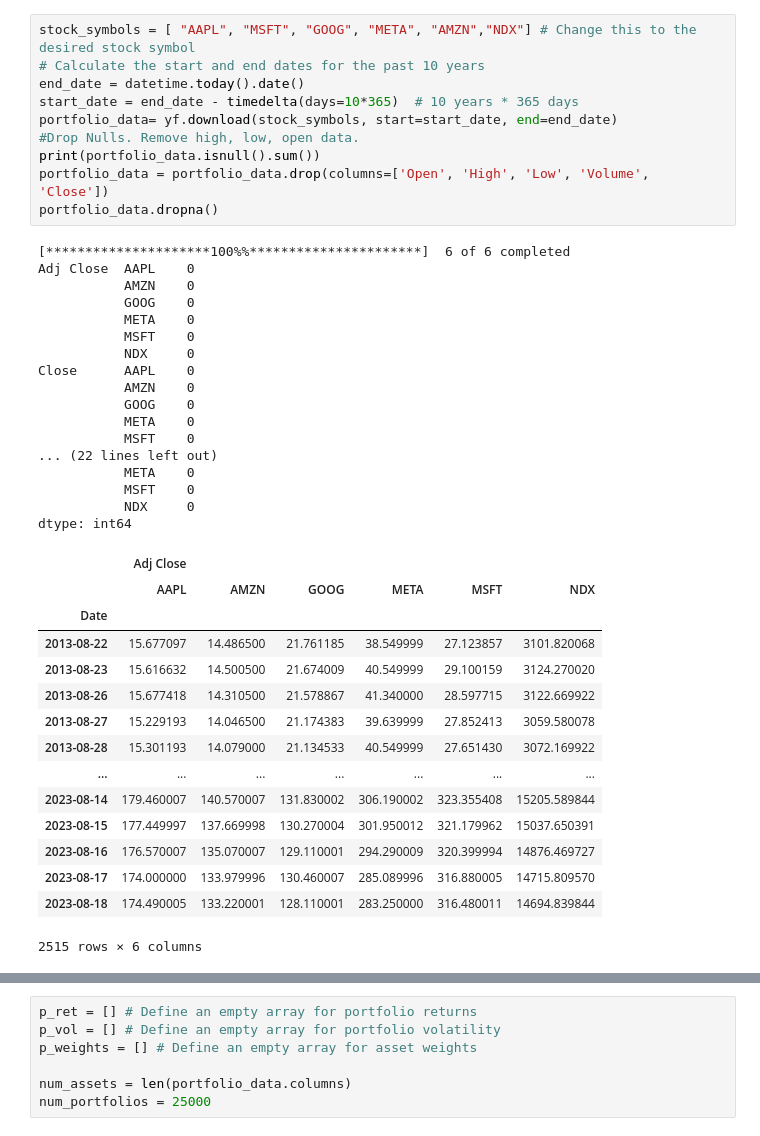
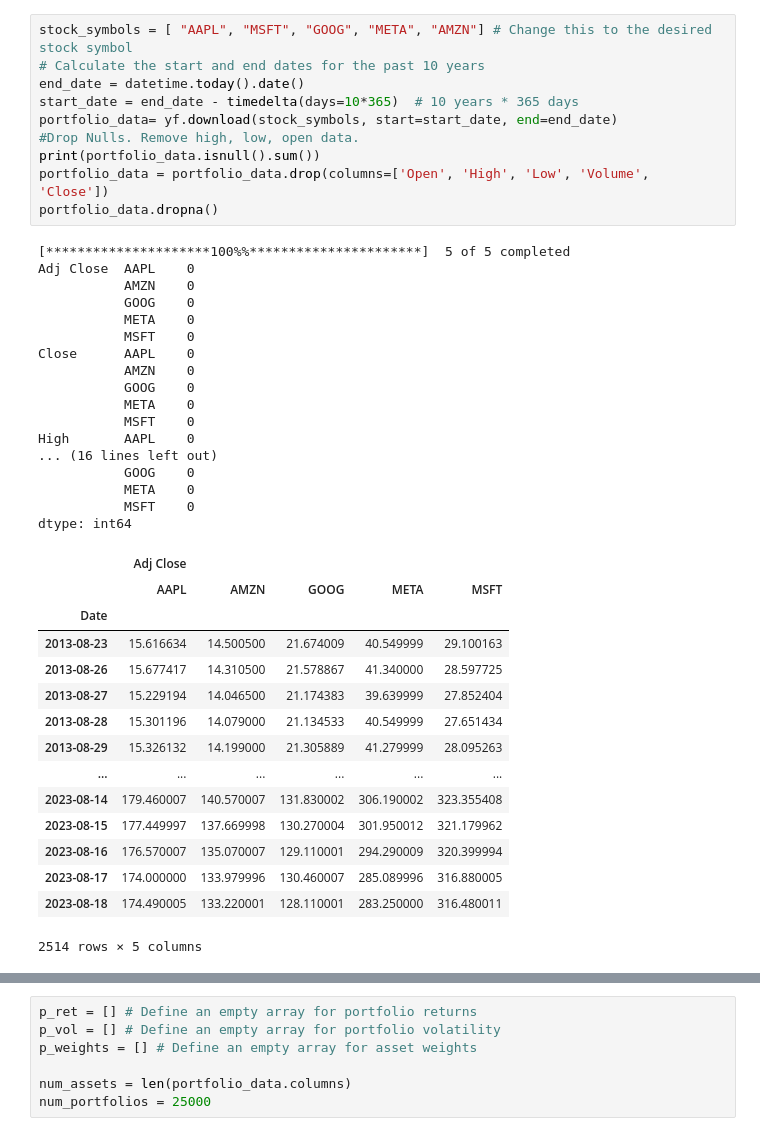
Before and after one commit to siddheshtungare/Portfolio-analysis-streamlit, a Jupyter notebook: Project-1_Palmy_updated.ipynb, the cells around one changed output, grey strips where cells are left out. Cells and saved outputs as stored; diff of their text form.

```diff
--- a/Project-1_Palmy_updated.ipynb
+++ b/Project-1_Palmy_updated.ipynb
@@ -31,45 +31,45 @@ ImportError("dlopen(/Users/bpalmy/anaconda3/envs/dev/lib/python3.10/site-package
 ImportError("dlopen(/Users/bpalmy/anaconda3/envs/dev/lib/python3.10/site-packages/_scs_direct.cpython-310-darwin.so, 0x0002): Library not loaded: @rpath/liblapack.3.dylib\n  Referenced from: <EA245032 ...
 # %%
-stock_symbols = [ "AAPL", "MSFT", "GOOG", "META", "AMZN","NDX"] # Change this to the desired stock symbol
+stock_symbols = [ "AAPL", "MSFT", "GOOG", "META", "AMZN"] # Change this to the desired stock symbol
 # Calculate the start and end dates for the past 10 years
 end_date = datetime.today().date()
 start_date = end_date - timedelta(days=10*365)  # 10 years * 365 days
 portfolio_data= yf.download(stock_symbols, start=start_date, end=end_date)
 #Drop Nulls. Remove high, low, open data.
 print(portfolio_data.isnull().sum())
 portfolio_data = portfolio_data.drop(columns=['Open', 'High', 'Low', 'Volume', 'Close'])
 portfolio_data.dropna()
 # %% [output]
-[*********************100%%**********************]  6 of 6 completed
+[*********************100%%**********************]  5 of 5 completed
 Adj Close  AAPL    0
            AMZN    0
            GOOG    0
            META    0
            MSFT    0
-           NDX     0
 Close      AAPL    0
            AMZN    0
            GOOG    0
            META    0
            MSFT    0
-... (22 lines left out)
+High       AAPL    0
+... (16 lines left out)
+           GOOG    0
            META    0
            MSFT    0
-           NDX     0
 dtype: int64
-|  | Adj Close |  |  |  |  |  |
-|  | AAPL | AMZN | GOOG | META | MSFT | NDX |
-| Date |  |  |  |  |  |  |
-| 2013-08-22 | 15.677097 | 14.486500 | 21.761185 | 38.549999 | 27.123857 | 3101.820068 |
-| 2013-08-23 | 15.616632 | 14.500500 | 21.674009 | 40.549999 | 29.100159 | 3124.270020 |
-| 2013-08-26 | 15.677418 | 14.310500 | 21.578867 | 41.340000 | 28.597715 | 3122.669922 |
-| 2013-08-27 | 15.229193 | 14.046500 | 21.174383 | 39.639999 | 27.852413 | 3059.580078 |
-| 2013-08-28 | 15.301193 | 14.079000 | 21.134533 | 40.549999 | 27.651430 | 3072.169922 |
-| ... | ... | ... | ... | ... | ... | ... |
-| 2023-08-14 | 179.460007 | 140.570007 | 131.830002 | 306.190002 | 323.355408 | 15205.589844 |
-| 2023-08-15 | 177.449997 | 137.669998 | 130.270004 | 301.950012 | 321.179962 | 15037.650391 |
-| 2023-08-16 | 176.570007 | 135.070007 | 129.110001 | 294.290009 | 320.399994 | 14876.469727 |
-| 2023-08-17 | 174.000000 | 133.979996 | 130.460007 | 285.089996 | 316.880005 | 14715.809570 |
-| 2023-08-18 | 174.490005 | 133.220001 | 128.110001 | 283.250000 | 316.480011 | 14694.839844 |
+|  | Adj Close |  |  |  |  |
+|  | AAPL | AMZN | GOOG | META | MSFT |
+| Date |  |  |  |  |  |
+| 2013-08-23 | 15.616634 | 14.500500 | 21.674009 | 40.549999 | 29.100163 |
+| 2013-08-26 | 15.677417 | 14.310500 | 21.578867 | 41.340000 | 28.597725 |
+| 2013-08-27 | 15.229194 | 14.046500 | 21.174383 | 39.639999 | 27.852404 |
+| 2013-08-28 | 15.301196 | 14.079000 | 21.134533 | 40.549999 | 27.651434 |
+| 2013-08-29 | 15.326132 | 14.199000 | 21.305889 | 41.279999 | 28.095263 |
+| ... | ... | ... | ... | ... | ... |
+| 2023-08-14 | 179.460007 | 140.570007 | 131.830002 | 306.190002 | 323.355408 |
+| 2023-08-15 | 177.449997 | 137.669998 | 130.270004 | 301.950012 | 321.179962 |
+| 2023-08-16 | 176.570007 | 135.070007 | 129.110001 | 294.290009 | 320.399994 |
+| 2023-08-17 | 174.000000 | 133.979996 | 130.460007 | 285.089996 | 316.880005 |
+| 2023-08-18 | 174.490005 | 133.220001 | 128.110001 | 283.250000 | 316.480011 |
-2515 rows × 6 columns
+2514 rows × 5 columns
 # %%
```
Also changed, not shown: parts of 21 cells of this notebook, 1 other file.
